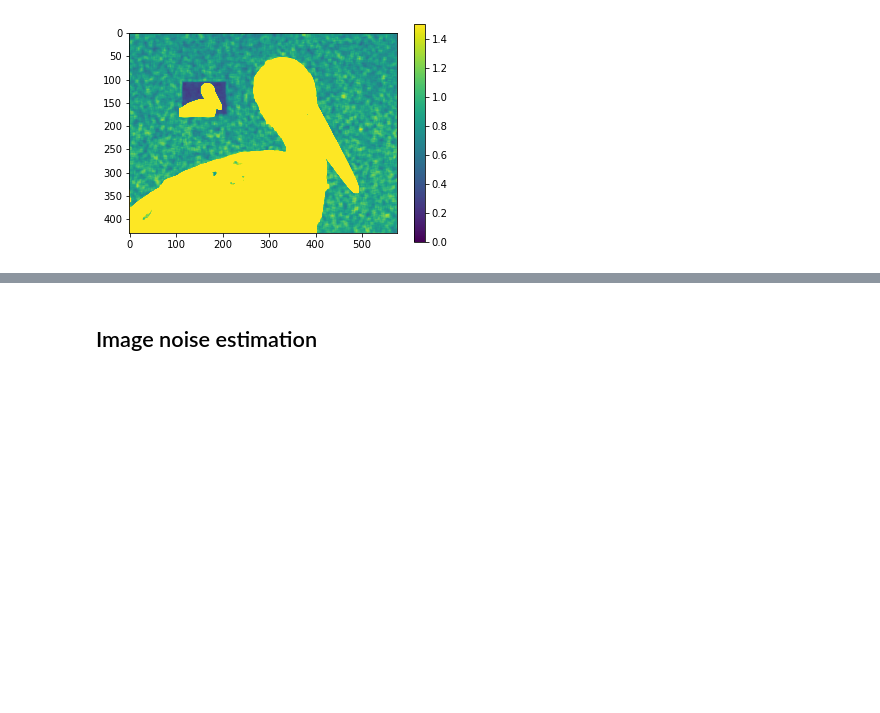
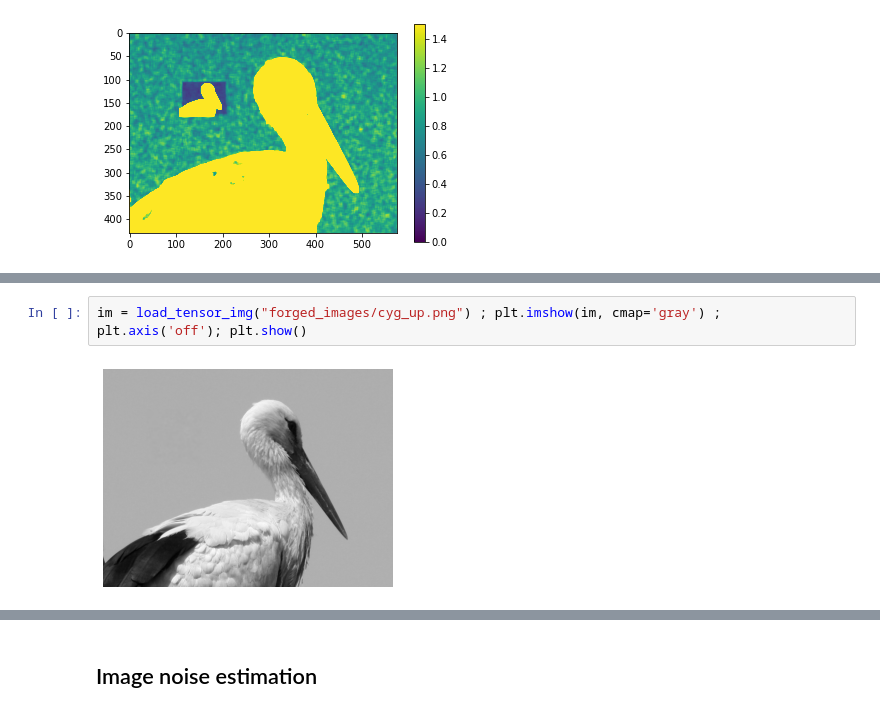
Before and after one commit to nissmar/ForgeryDetection, a Jupyter notebook: rendu_nissim.ipynb, the cells around one changed output, grey strips where cells are left out. Cells and saved outputs as stored; diff of their text form; blank space fills up the shorter version.

```diff
--- a/rendu_nissim.ipynb
+++ b/rendu_nissim.ipynb
@@ -61,0 +84,4 @@ std[:20, :20].mean()/std[108:108+20, 117:117+20].mean()
+# %%
+im = load_tensor_img("forged_images/cyg_up.png") ; plt.imshow(im, cmap='gray') ; plt.axis('off'); plt.show()
+# %% [output]
+[figure, added]
```
Also changed, not shown: parts of 34 cells of this notebook, 4 other files.
